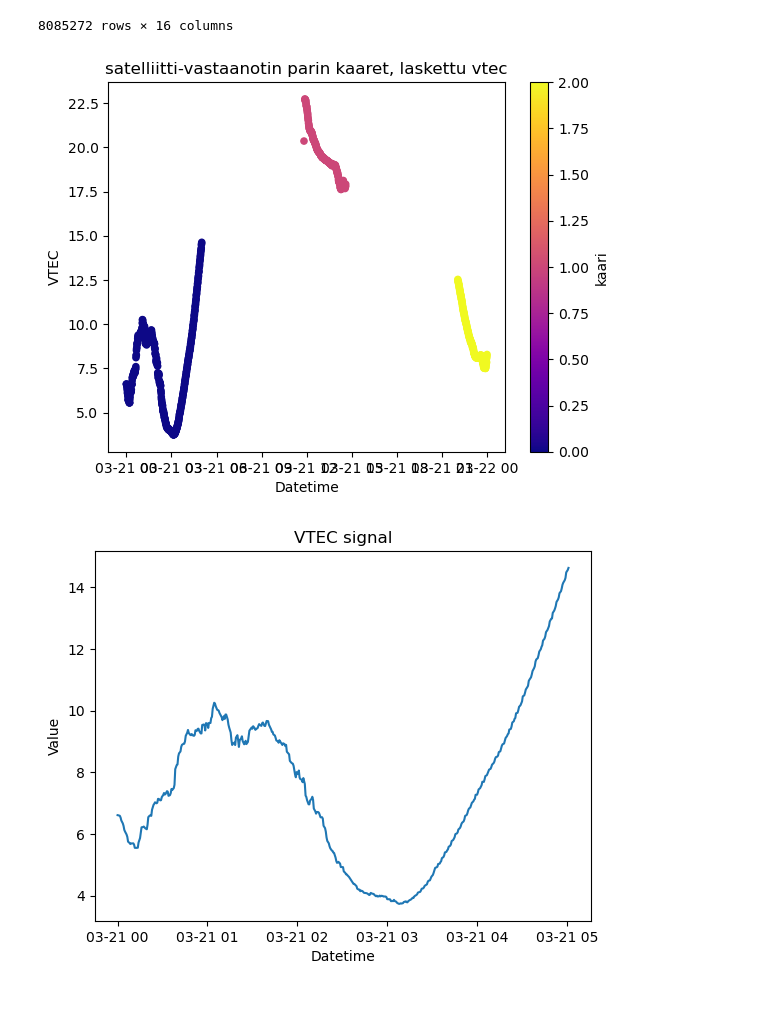
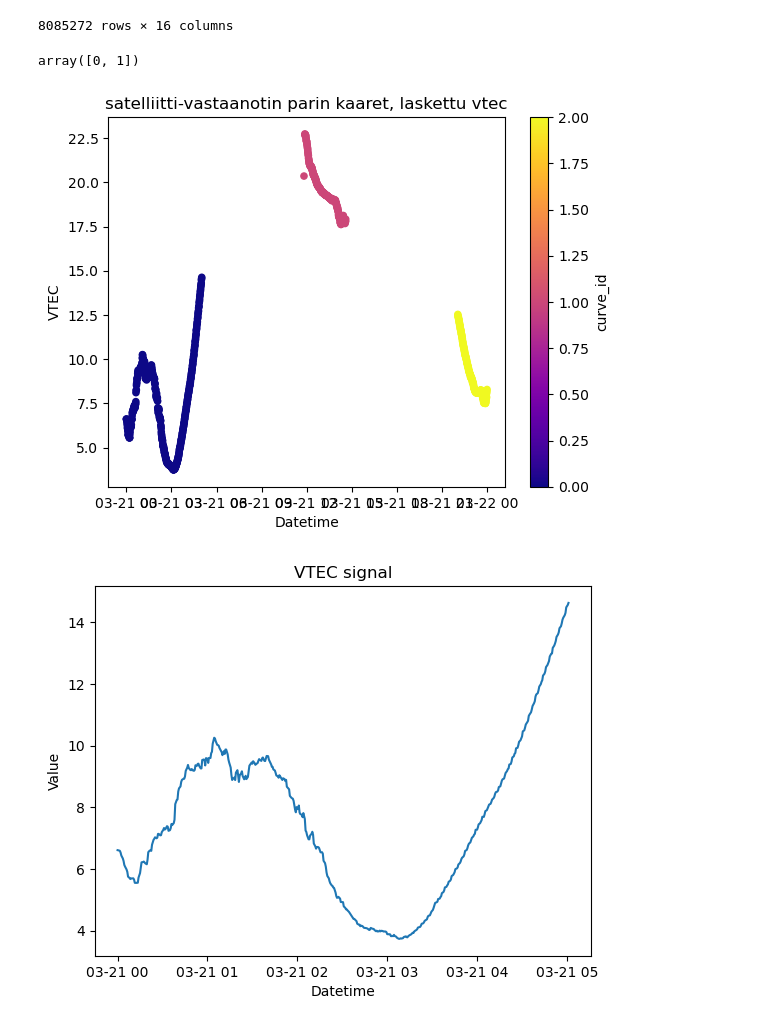
Before and after one commit to kuhaonmaraani/gradu, a Jupyter notebook: kaarihaku.ipynb, the cells around one changed output. Saved outputs shown, nothing was run; the diff lists cells and outputs as text; code cells hidden in the pictures.

```diff
--- a/kaarihaku.ipynb
+++ b/kaarihaku.ipynb
@@ -59,7 +59,7 @@ df = df[['datetime', 'gps_site', 'sat_id', 'gdlatr', 'gdlonr', 'los_tec', 'tec',
 df['slant_f'] = 1+16*(0.53-df['elm']/180)**3
 df['vtec'] = df['los_tec']/df['slant_f']
 
-df['id'] = df['gnss_type'].astype(str) + df['gps_site'].astype(str) + df['sat_id'].astype(str)
+df['pair_id'] = df['gnss_type'].astype(str) + df['gps_site'].astype(str) + df['sat_id'].astype(str)
 
 df
 # %% [output]
@@ -80,11 +80,11 @@ df
 def calculate_time_diff(group):
     time_diff = group['datetime'].diff().dt.total_seconds()
     new_group = time_diff.gt(300).cumsum()
-    group['kaari'] = new_group
+    group['curve_id'] = new_group
     return group
 
 # Apply the function to each group defined by the index
-df = df.groupby('id').apply(calculate_time_diff)
+df = df.groupby('pair_id').apply(calculate_time_diff)
 df.reset_index(inplace=True, drop=True)
 df
 # %% [output]
@@ -102,20 +102,21 @@ df
 | 8085271 | 2023-03-21 23:59:30 | b'ylit' | 9 | 66.306602 | 23.667742 | 9.689038 | 7.817965 | -132.710526 | 51.552666 | 64.664284 | 19.668736 | ... |
 8085272 rows × 16 columns
 # %%
-idlist = list(df['id'].unique())
+idlist = list(df['pair_id'].unique())
 
-df.loc[(df['id'] == idlist[3])]['kaari'].unique()
-#df.to_csv('kaari2132023.csv')
+df.loc[(df['pair_id'] == idlist[3])]['curve_id'].unique()
+# %% [output]
+array([0, 1])
 # %%
 id = 10
 
-df2 = df.loc[df['id'] == idlist[id]]
+df2 = df.loc[df['pair_id'] == idlist[id]]
 
-df2.plot('datetime', 'vtec', 'scatter', c='kaari', colormap='plasma')
+df2.plot('datetime', 'vtec', 'scatter', c='curve_id', colormap='plasma')
 plt.xlabel('Datetime')
 plt.ylabel('VTEC')
 plt.title('satelliitti-vastaanotin parin kaaret, laskettu vtec')
 plt.show()
 # %% [output]
-[figure, old version]
+[figure, new version]
 # %%
```
Also changed, not shown: parts of 7 cells of this notebook, 1 other file.
